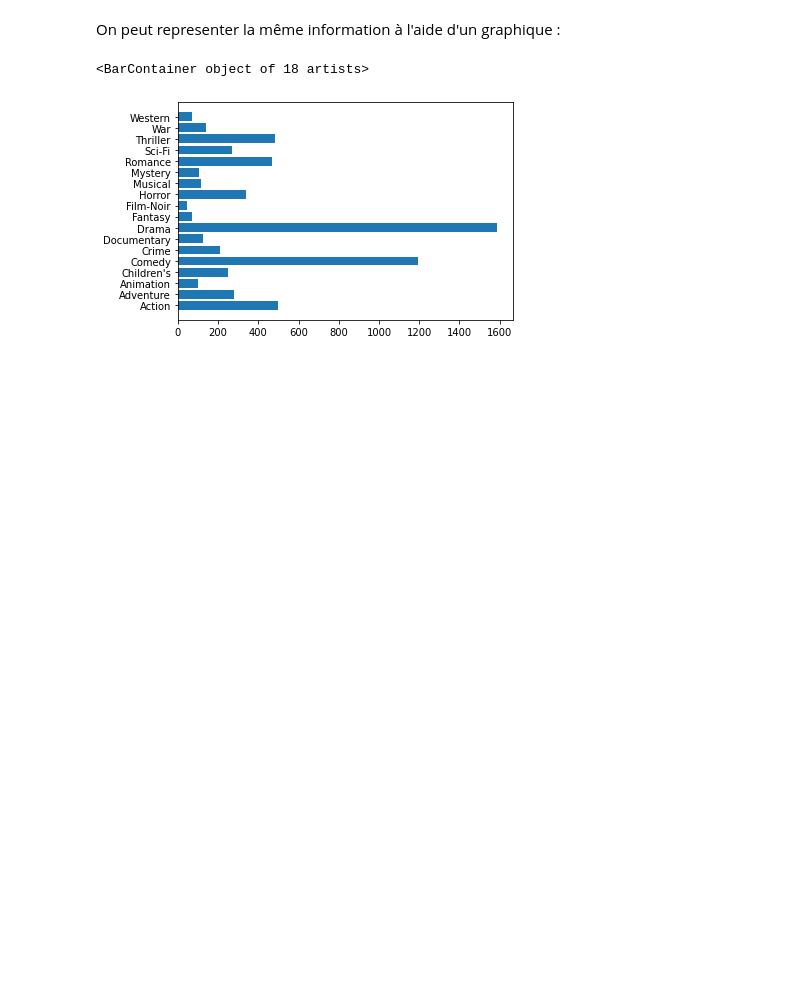
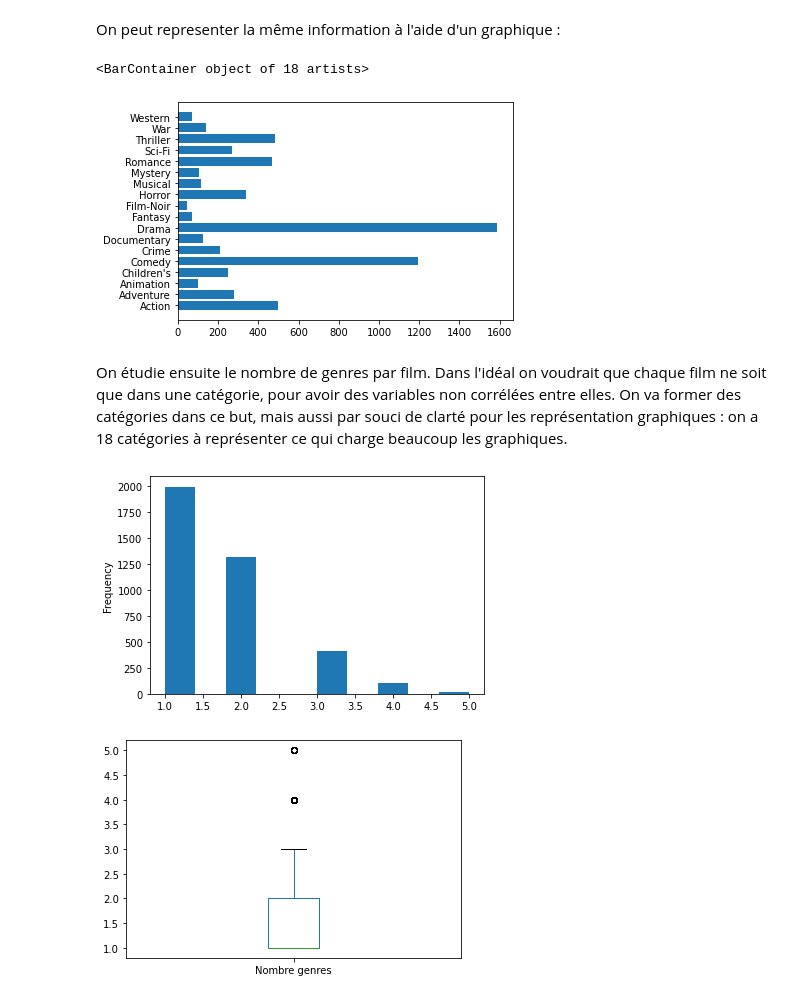
Before and after one commit to rthabut/Recommender-System, a Jupyter notebook: Étude base 1M Movie Lens - Etude des bases de données (1).ipynb, the cells around one changed output. Drawn from its saved outputs; the diff is of its cells as text; code cells hidden in the pictures; blank space fills up the shorter version.

```diff
--- a/Étude base 1M Movie Lens - Etude des bases de données (1).ipynb
+++ b/Étude base 1M Movie Lens - Etude des bases de données (1).ipynb
@@ -327,3 +327,16 @@ plt.barh(Genre,H)
 # %% [output]
 <BarContainer object of 18 artists>
 [figure]
+# %% [markdown]
+On étudie ensuite le nombre de genres par film. Dans l'idéal on voudrait que chaque film ne soit que dans une catégorie, pour avoir des variables non corrélées entre elles. On va former des catégories dans ce but, mais aussi par souci de clarté pour les représentation graphiques : on a 18 catégories à représenter ce qui charge beaucoup les graphiques.
+# %%
+df['Nombre genres']=df['Action']
+for i in range(1,len(Genre)):
+    df['Nombre genres']+=df[Genre[i]]
+df['Nombre genres'].plot.hist()
+plt.show()
+df['Nombre genres'].plot.box()
+plt.show()
+# %% [output]
+[figure, added]
+[figure, added]
```
Also changed, not shown: parts of 17 cells of this notebook.
